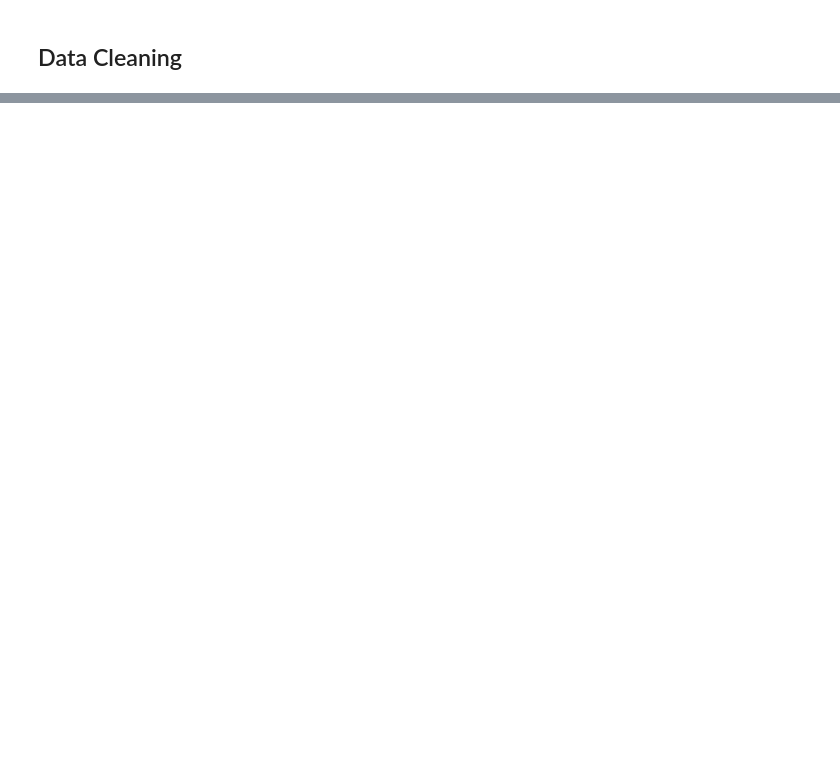
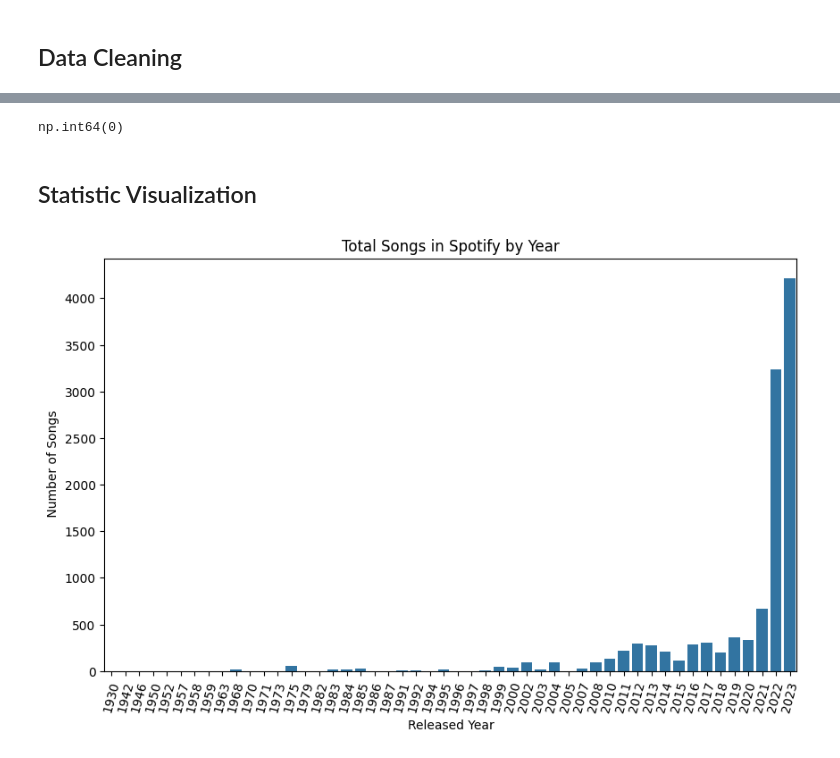
Before and after one commit to Impirs/Practice_BI, a Jupyter notebook: music/notebook/spotify_music.ipynb, the cells around one changed output, grey strips where cells are left out. Saved outputs shown, nothing was run; the diff lists cells and outputs as text; code cells hidden in the pictures; blank space fills up the shorter version.

```diff
--- a/music/notebook/spotify_music.ipynb
+++ b/music/notebook/spotify_music.ipynb
@@ -29,2 +56,10 @@ df.info()
 # %% [markdown]
 ## Data Cleaning
+# %%
+df['release_date'] = pd.to_datetime(
+    df[['released_year', 'released_month', 'released_day']].rename(
+        columns={'released_year': 'year', 'released_month': 'month', 'released_day': 'day'}
+    )
+)
+
+df.head()
@@ -30,0 +74,7 @@ df.info()
+# %%
+df['key'] = df['key'].fillna('Undefined')
+df['in_shazam_charts'] = df['in_shazam_charts'].fillna(0)
+
+non_numeric_indices = df[~df['streams'].str.isnumeric()].index
+print("Indices of non-numeric rows:")
+print(non_numeric_indices)
@@ -30,0 +84,8 @@ df.info()
+# %%
+for idx in non_numeric_indices:
+    df.loc[idx, 'streams'] = '0'
+
+df['streams'] = pd.to_numeric(df['streams'], errors='coerce')
+streams_mean=np.round(df['streams'].mean())
+df.loc[574, 'streams'] = streams_mean
+df['streams'][574]
@@ -30,0 +94,3 @@ df.info()
+# %%
+df['streams_scaled'] = df['streams'] / 10000000
+df.info()
@@ -30,0 +136,17 @@ df.info()
+# %%
+df.duplicated().sum()
+# %% [output]
+np.int64(0)
+# %% [markdown]
+## Statistic Visualization
+# %%
+df_year = df.groupby('released_year')['in_spotify_charts'].sum().reset_index()
+plt.figure(figsize=(10, 6))
+sns.barplot(data=df_year, x='released_year', y='in_spotify_charts')
+plt.xlabel('Released Year')
+plt.ylabel(' Number of Songs')
+plt.title('Total Songs in Spotify by Year')
+plt.xticks(rotation=75)
+plt.show()
+# %% [output]
+[figure, added]
```
Also changed, not shown: parts of 12 cells of this notebook.
